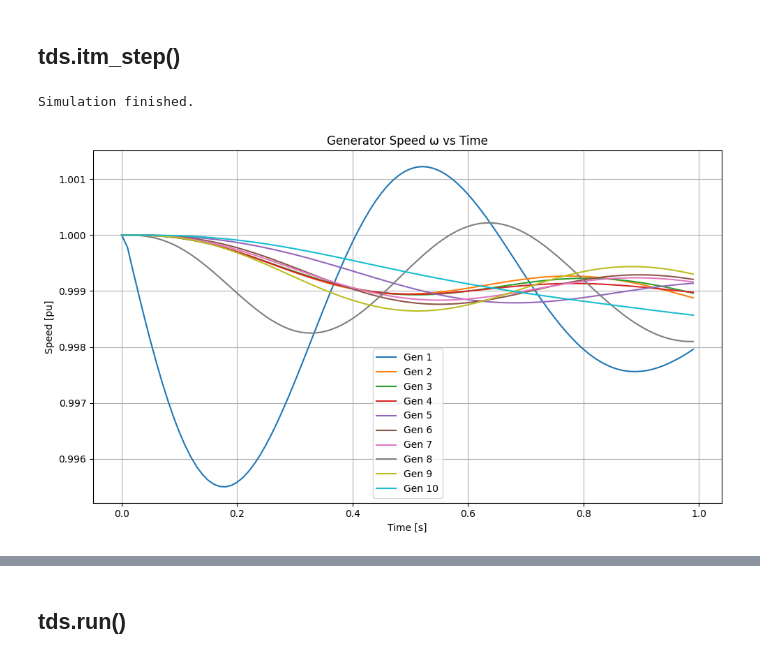
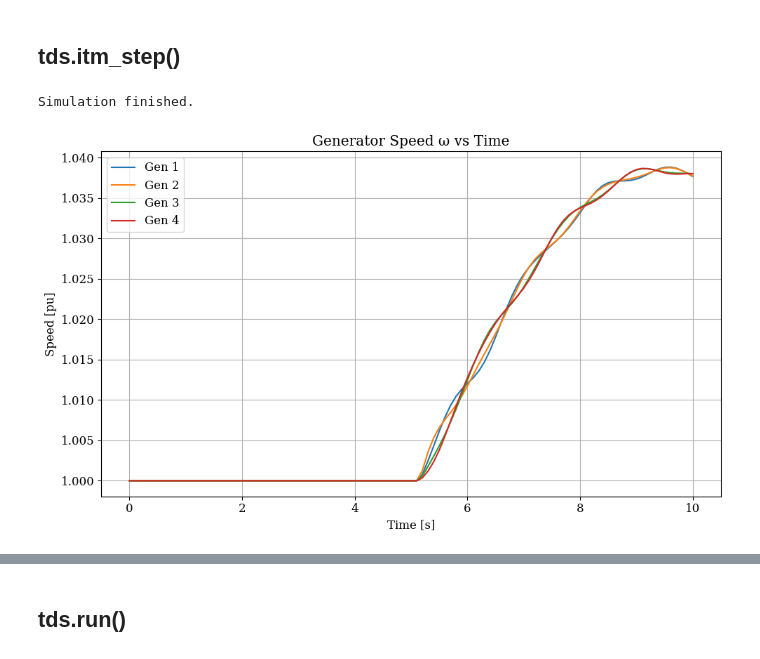
Before and after one commit to eRoots-Analytics/COLMENA, a Jupyter notebook: notebooks/nb_tds_step_andes.ipynb, the cells around one changed output, grey strips where cells are left out. Cells and saved outputs as stored; diff of their text form; code cells hidden in the pictures.

```diff
--- a/notebooks/nb_tds_step_andes.ipynb
+++ b/notebooks/nb_tds_step_andes.ipynb
@@ -24,21 +24,26 @@ import matplotlib.pyplot as plt
 NOTE: Be carfeul becuase it needs to be re-executed when jumping from tds.run() to tds.itm_step() or opposite direction.
 # %%
 # Load system
-system = ad.load(ad.get_case("ieee39/ieee39_full.xlsx"))
+system = ad.load(ad.get_case("kundur/kundur_full_compare.json"))
 system.files.no_output = True
+
+system.PQ.config.p2p = 1.0
+system.PQ.config.p2i = 0.0
+system.PQ.config.p2z = 0.0
+# system.PQ.pq2z = 0
+
 system.PFlow.run()
 
 # TDS setup
 tds = TDS(system)
 tds.config.fixt = 1
 tds.config.shrinkt = 0
-tds.config.tstep = 0.01
-tds.config.tf = 1.0
+tds.config.tstep = 0.1
+tds.config.tf = 10.0
 tds.t = 0.0
 tds.init()
 
 # Logging
 time_history = []
 omega_history = [[] for _ in range(len(system.GENROU))]
-
-system.GENROU.tm0.v[0] = 0.5  # increase Pm of first generator
+Ppf_history = [[] for _ in range(len(system.PQ))]
@@ -60,31 +51,38 @@ GENROU (xl <= xd2) out of typical upper limit.
 ## tds.itm_step()
 # %%
 ###################### TDS_step test ######################
+one = True
 # Step-by-step simulation
 while tds.t < tds.config.tf:
+
+    if tds.t > 5.0 and one == True:
+        system.PQ.set(src='Ppf', idx='PQ_0', attr='v', value=5.0)
+        one = False
 
     # Log current state
     time_history.append(tds.t)
     for i in range(len(system.GENROU)):
         omega_history[i].append(system.GENROU.omega.v[i])
+    for i in range(len(system.PQ)):
+        Ppf_history[i].append(system.PQ.Ppf.v[i])
 
     # Advance one time step
     tds.itm_step()
     tds.t += tds.config.tstep
 
 print("Simulation finished.")
 
 # Plot
 plt.figure(figsize=(10, 6))
 for i, omega in enumerate(omega_history):
     plt.plot(time_history, omega, label=f'Gen {i+1}')
 plt.xlabel("Time [s]")
 plt.ylabel("Speed [pu]")
 plt.title("Generator Speed ω vs Time")
 plt.legend()
 plt.grid(True)
 plt.tight_layout()
 plt.show()
 # %% [output]
 Simulation finished.
-[figure, old version]
+[figure, new version]
```
Also changed, not shown: parts of 3 cells of this notebook, 1 other file.
